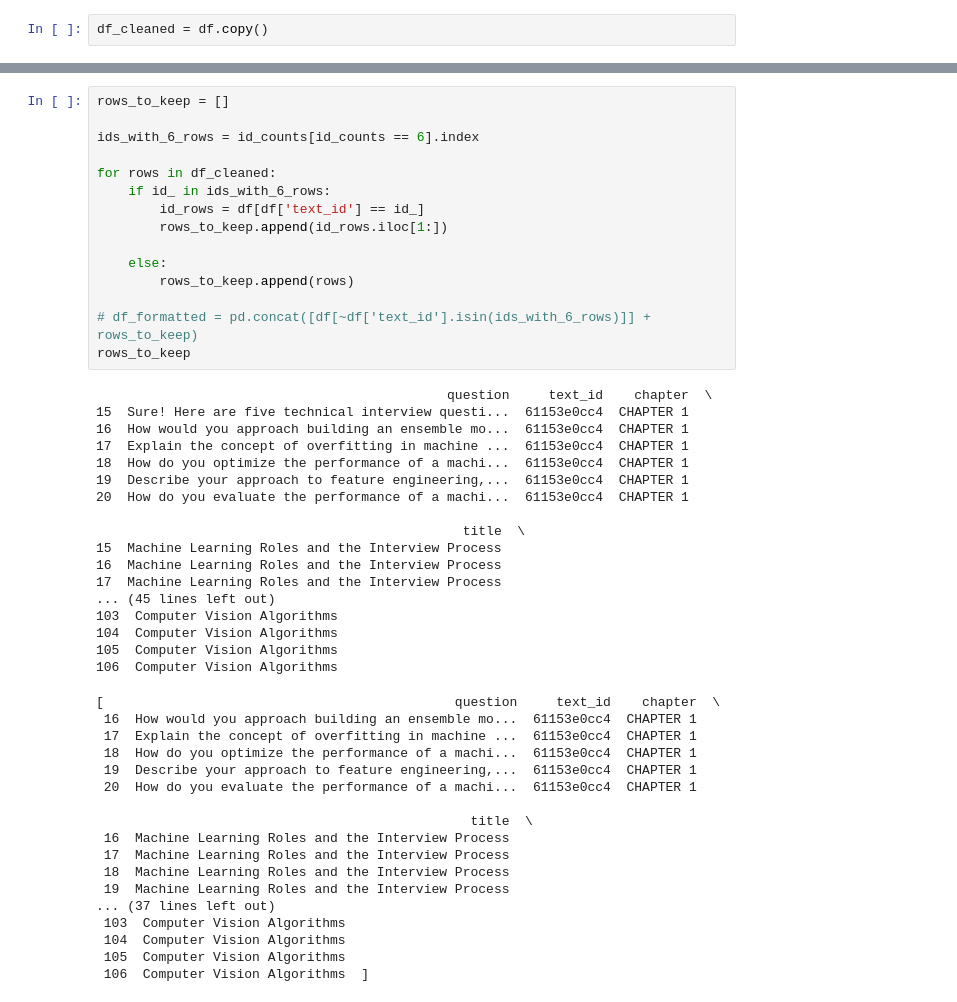
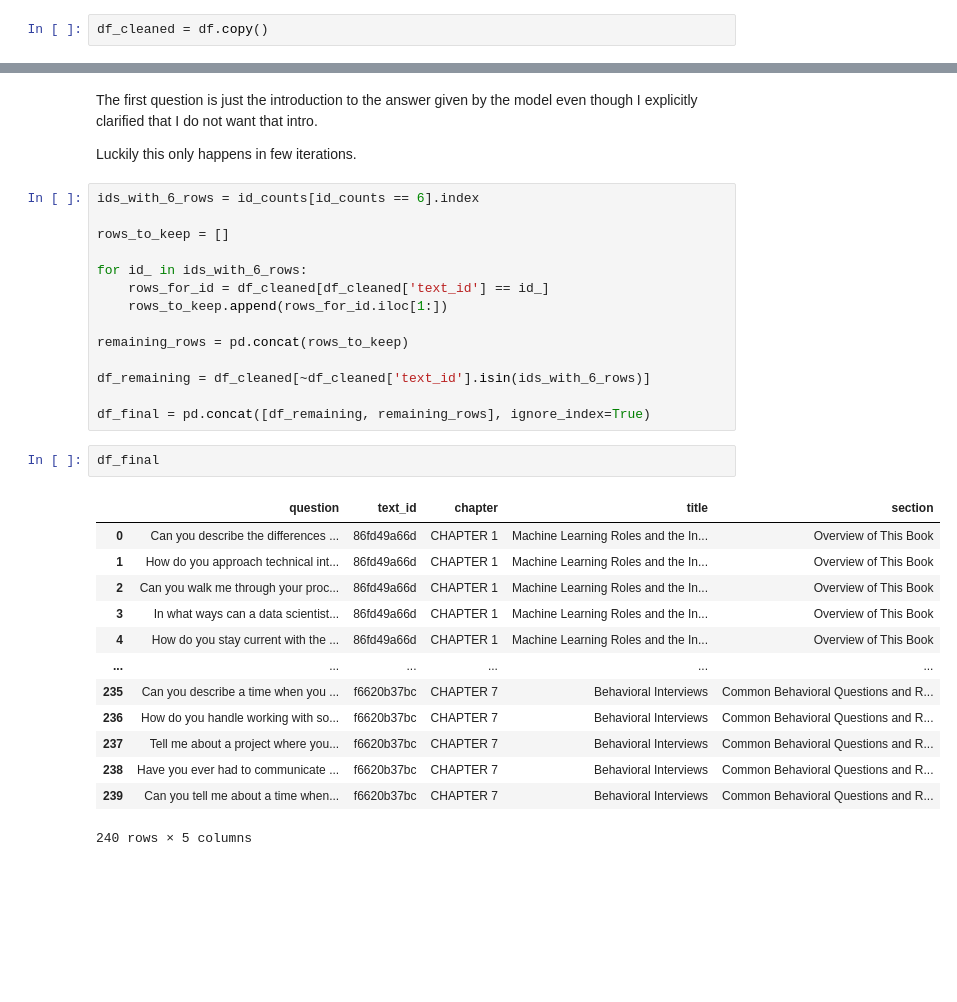
Before and after one commit to AMaldu/interview_preparation_bot, a Jupyter notebook: notebooks/ground_truth_data.ipynb, the cells around one changed output, grey strips where cells are left out. Saved outputs shown, nothing was run; the diff lists cells and outputs as text; blank space fills up the shorter version.

```diff
--- a/notebooks/ground_truth_data.ipynb
+++ b/notebooks/ground_truth_data.ipynb
@@ -294,50 +254,34 @@ df_cleaned = df.copy()
+# %% [markdown]
+The first question is just the introduction to the answer given by the model even though I explicitly clarified that I do not want that intro.
+
+Luckily this only happens in few iterations.
 # %%
+ids_with_6_rows = id_counts[id_counts == 6].index
+
 rows_to_keep = []
 
-ids_with_6_rows = id_counts[id_counts == 6].index
+for id_ in ids_with_6_rows:
+    rows_for_id = df_cleaned[df_cleaned['text_id'] == id_]
+    rows_to_keep.append(rows_for_id.iloc[1:])
 
-for rows in df_cleaned:
-    if id_ in ids_with_6_rows:
-        id_rows = df[df['text_id'] == id_]
-        rows_to_keep.append(id_rows.iloc[1:])
+remaining_rows = pd.concat(rows_to_keep)
 
-    else:
-        rows_to_keep.append(rows)
+df_remaining = df_cleaned[~df_cleaned['text_id'].isin(ids_with_6_rows)]
 
-# df_formatted = pd.concat([df[~df['text_id'].isin(ids_with_6_rows)]] + rows_to_keep)
-rows_to_keep
+df_final = pd.concat([df_remaining, remaining_rows], ignore_index=True)
-# %% [output]
-                                             question     text_id    chapter  \
-15  Sure! Here are five technical interview questi...  61153e0cc4  CHAPTER 1
-16  How would you approach building an ensemble mo...  61153e0cc4  CHAPTER 1
-17  Explain the concept of overfitting in machine ...  61153e0cc4  CHAPTER 1
-18  How do you optimize the performance of a machi...  61153e0cc4  CHAPTER 1
-19  Describe your approach to feature engineering,...  61153e0cc4  CHAPTER 1
-20  How do you evaluate the performance of a machi...  61153e0cc4  CHAPTER 1
-
-                                               title  \
-15  Machine Learning Roles and the Interview Process
-16  Machine Learning Roles and the Interview Process
-17  Machine Learning Roles and the Interview Process
-... (45 lines left out)
-103  Computer Vision Algorithms
-104  Computer Vision Algorithms
-105  Computer Vision Algorithms
-106  Computer Vision Algorithms
-[                                             question     text_id    chapter  \
- 16  How would you approach building an ensemble mo...  61153e0cc4  CHAPTER 1
- 17  Explain the concept of overfitting in machine ...  61153e0cc4  CHAPTER 1
- 18  How do you optimize the performance of a machi...  61153e0cc4  CHAPTER 1
- 19  Describe your approach to feature engineering,...  61153e0cc4  CHAPTER 1
- 20  How do you evaluate the performance of a machi...  61153e0cc4  CHAPTER 1
-
-                                                title  \
- 16  Machine Learning Roles and the Interview Process
- 17  Machine Learning Roles and the Interview Process
- 18  Machine Learning Roles and the Interview Process
- 19  Machine Learning Roles and the Interview Process
-... (37 lines left out)
- 103  Computer Vision Algorithms
- 104  Computer Vision Algorithms
- 105  Computer Vision Algorithms
- 106  Computer Vision Algorithms  ]
+# %%
+df_final
+# %% [output]
+|  | question | text_id | chapter | title | section |
+| 0 | Can you describe the differences ... | 86fd49a66d | CHAPTER 1 | Machine Learning Roles and the In... | Overview of This Book |
+| 1 | How do you approach technical int... | 86fd49a66d | CHAPTER 1 | Machine Learning Roles and the In... | Overview of This Book |
+| 2 | Can you walk me through your proc... | 86fd49a66d | CHAPTER 1 | Machine Learning Roles and the In... | Overview of This Book |
+| 3 | In what ways can a data scientist... | 86fd49a66d | CHAPTER 1 | Machine Learning Roles and the In... | Overview of This Book |
+| 4 | How do you stay current with the ... | 86fd49a66d | CHAPTER 1 | Machine Learning Roles and the In... | Overview of This Book |
+| ... | ... | ... | ... | ... | ... |
+| 235 | Can you describe a time when you ... | f6620b37bc | CHAPTER 7 | Behavioral Interviews | Common Behavioral Questions and R... |
+| 236 | How do you handle working with so... | f6620b37bc | CHAPTER 7 | Behavioral Interviews | Common Behavioral Questions and R... |
+| 237 | Tell me about a project where you... | f6620b37bc | CHAPTER 7 | Behavioral Interviews | Common Behavioral Questions and R... |
+| 238 | Have you ever had to communicate ... | f6620b37bc | CHAPTER 7 | Behavioral Interviews | Common Behavioral Questions and R... |
+| 239 | Can you tell me about a time when... | f6620b37bc | CHAPTER 7 | Behavioral Interviews | Common Behavioral Questions and R... |
+240 rows × 5 columns
```
Also changed, not shown: parts of 44 cells of this notebook.
